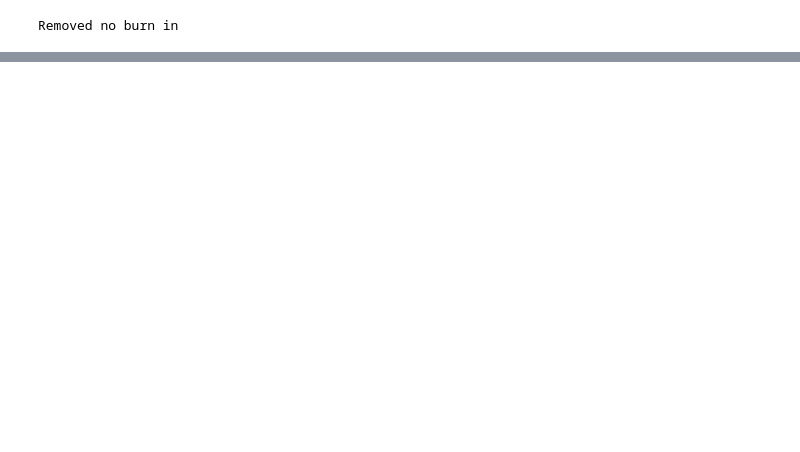
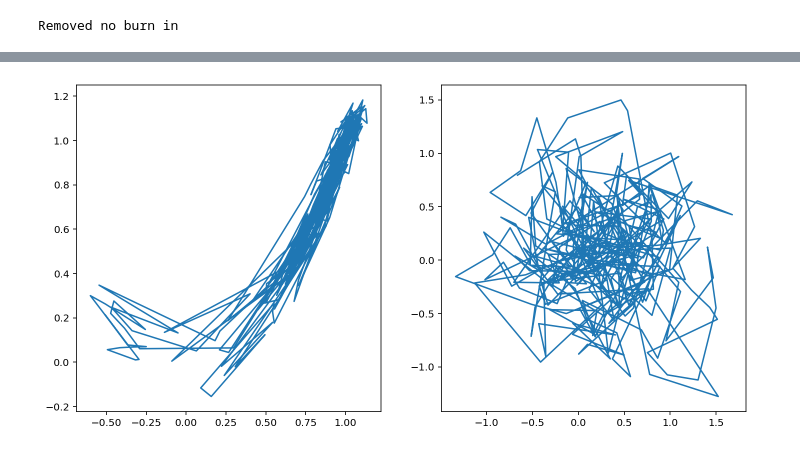
Before and after one commit to adammoss/nnest, a Jupyter notebook: examples/mcmc/example.ipynb, the cells around one changed output, grey strips where cells are left out. Cells and saved outputs as stored; diff of their text form; code cells hidden in the pictures; blank space fills up the shorter version.

```diff
--- a/examples/mcmc/example.ipynb
+++ b/examples/mcmc/example.ipynb
@@ -32,3 +37,3 @@ dims = 2
 # %%
-sampler = MCMCSampler(dims, loglike, transform=transform, hidden_dim=128, num_layers=1, num_blocks=5, scale='')
+sampler = MCMCSampler(dims, loglike, hidden_dim=64, num_layers=1, num_blocks=5, scale='constant')
 # %% [output]
@@ -103,0 +112,7 @@ array([1.        , 0.97684363])
+# %%
+fig, ax = plt.subplots(1, 2, figsize=(12,6))
+ax[0].plot(samples[0][0:1000,0], samples[0][0:1000,1])
+ax[1].plot(latent_samples[0][0:1000,0], latent_samples[0][0:1000,1])
+plt.show()
+# %% [output]
+[figure, added]
```
Also changed, not shown: parts of 14 cells of this notebook, 1 other file.
